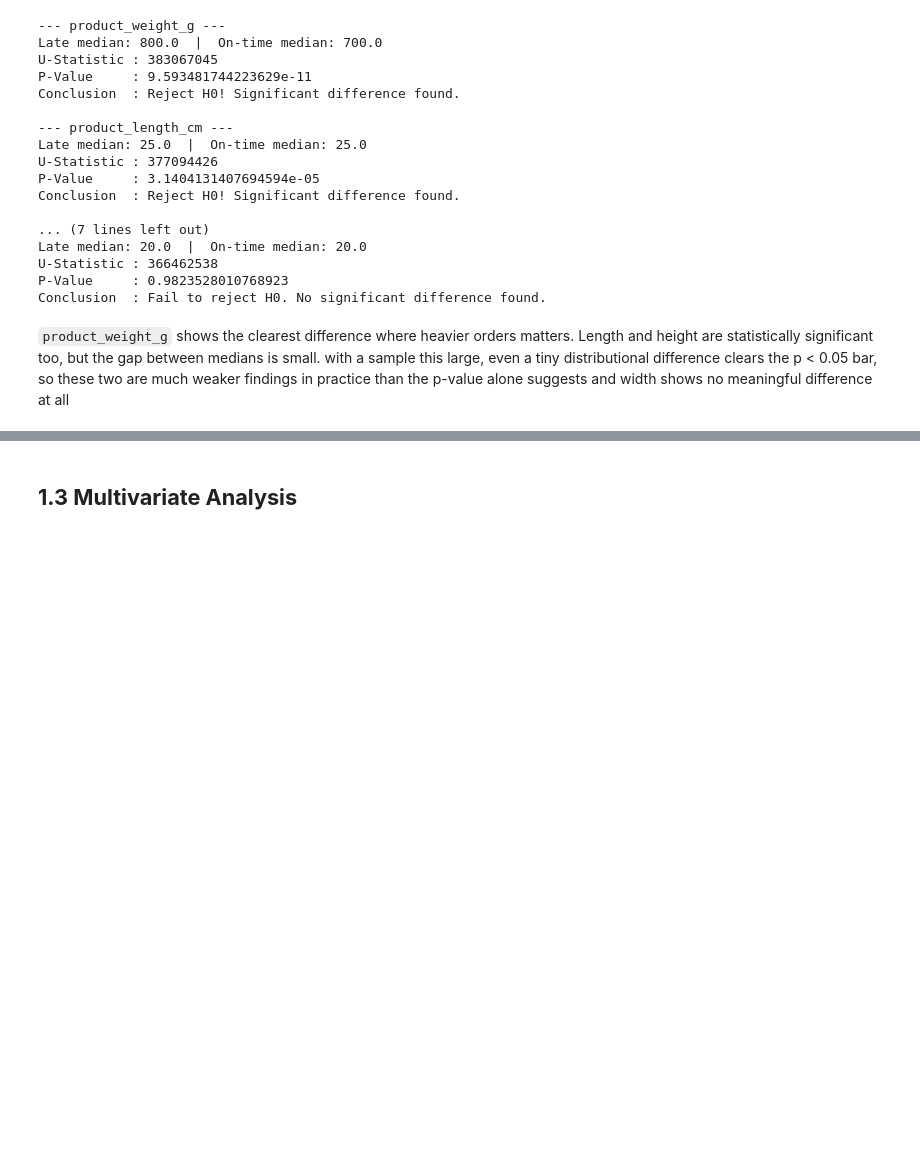
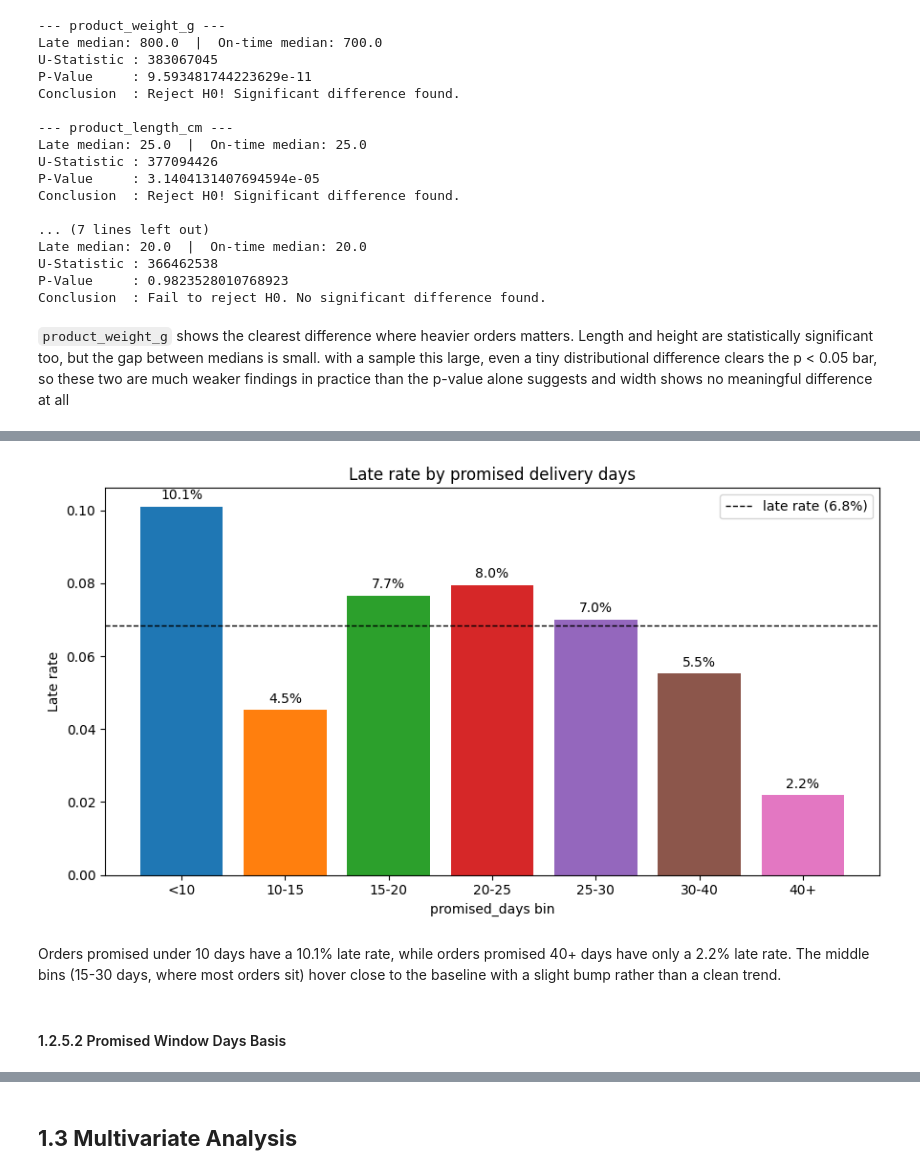
Before and after one commit to ElmarLeonard9/temp_repo_finpro, a Jupyter notebook: notebook/3_Exploratory Data Analysis.ipynb, the cells around one changed output, grey strips where cells are left out. Saved outputs shown, nothing was run; the diff lists cells and outputs as text; code cells hidden in the pictures; blank space fills up the shorter version.

```diff
--- a/notebook/3_EDA_full_puyeng.ipynb
+++ b/notebook/3_Exploratory Data Analysis.ipynb
@@ -1406,0 +1412,17 @@ Conclusion  : Fail to reject H0. No significant difference found.
+# %%
+late_vals = biv_df.loc[biv_df['is_late'], 'promised_days'].dropna()
+ontime_vals = biv_df.loc[~biv_df['is_late'], 'promised_days'].dropna()
+
+u_stat, p_val = stats.mannwhitneyu(late_vals, ontime_vals, alternative='two-sided')
+rho, p_rho = stats.pointbiserialr(biv_df['is_late'].astype(int), biv_df['promised_days'])
+
+print(f"Median promised_days -- On-Time: {ontime_vals.median():.1f} | Late: {late_vals.median():.1f}")
+print(f"Mean   promised_days -- On-Time: {ontime_vals.mean():.1f} | Late: {late_vals.mean():.1f}")
+print(f"Mann-Whitney U p-value: {p_val:.2e}")
+print(f"Point-biserial correlation (promised_days vs is_late): {rho:.4f}  (p={p_rho:.2e})")
+
+pbins = [0,10,15,20,25,30,40,160]
+plabels = ['<10','10-15','15-20','20-25','25-30','30-40','40+']
+biv_df['promised_bin'] = pd.cut(biv_df['promised_days'], bins=pbins, labels=plabels)
+late_by_promised = biv_df.groupby('promised_bin', observed=True)['is_late']
+print(late_by_promised.agg(['mean','count']))
@@ -1406,0 +1443,22 @@ Conclusion  : Fail to reject H0. No significant difference found.
+# %%
+late_rate = late_by_promised.mean()
+overall_rate = biv_df['is_late'].mean()
+colors = sns.color_palette('tab10', n_colors=len(late_rate))
+
+fig, ax = plt.subplots(figsize=(9,5))
+ax.bar(late_rate.index.astype(str), late_rate.values, color=colors)
+ax.axhline(overall_rate, color='black', linestyle='--', linewidth=1, label=f'late rate ({overall_rate:.1%})')
+for i, v in enumerate(late_rate.values):
+    ax.text(i, v + 0.002, f'{v:.1%}', ha='center')
+ax.set_title('Late rate by promised delivery days')
+ax.set_xlabel('promised_days bin')
+ax.set_ylabel('Late rate')
+ax.legend()
+plt.tight_layout()
+plt.show()
+# %% [output]
+[figure, added]
+# %% [markdown]
+Orders promised under 10 days have a 10.1% late rate, while orders promised 40+ days have only a 2.2% late rate. The middle bins (15-30 days, where most orders sit) hover close to the baseline with a slight bump rather than a clean trend.
+# %% [markdown]
+#### 1.2.5.2 Promised Window Days Basis
```
Also changed, not shown: parts of 25 cells of this notebook, 12 other files.
